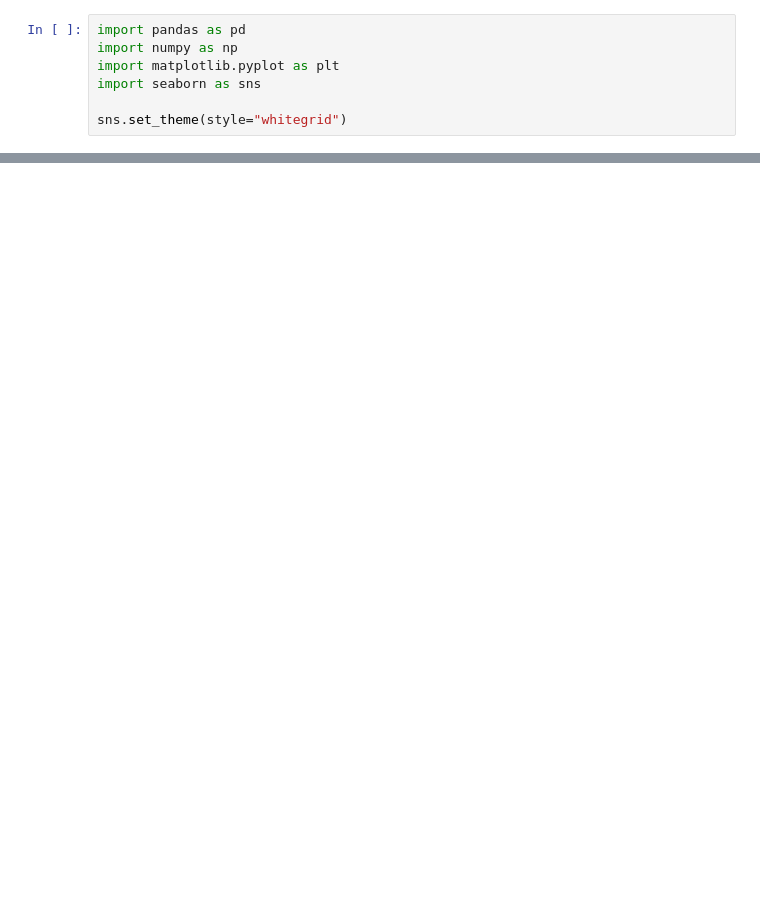
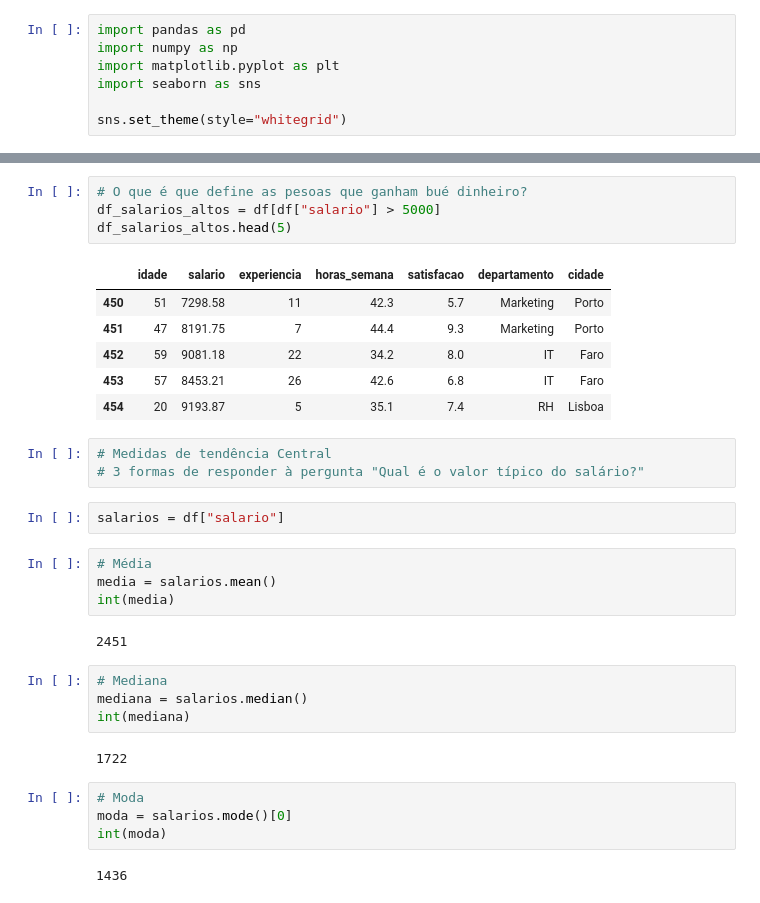
Before and after one commit to professordiogodev/cinel-llm-274, a Jupyter notebook: sessão-7/estatistica.ipynb, the cells around one changed output, grey strips where cells are left out. Drawn from its saved outputs; the diff is of its cells as text; blank space fills up the shorter version.

```diff
--- a/sessão-7/estatistica.ipynb
+++ b/sessão-7/estatistica.ipynb
@@ -37,0 +54,34 @@ Shape: (500, 7)
+# %%
+# O que é que define as pesoas que ganham bué dinheiro?
+df_salarios_altos = df[df["salario"] > 5000]
+df_salarios_altos.head(5)
+# %% [output]
+|  | idade | salario | experiencia | horas_semana | satisfacao | departamento | cidade |
+| 450 | 51 | 7298.58 | 11 | 42.3 | 5.7 | Marketing | Porto |
+| 451 | 47 | 8191.75 | 7 | 44.4 | 9.3 | Marketing | Porto |
+| 452 | 59 | 9081.18 | 22 | 34.2 | 8.0 | IT | Faro |
+| 453 | 57 | 8453.21 | 26 | 42.6 | 6.8 | IT | Faro |
+| 454 | 20 | 9193.87 | 5 | 35.1 | 7.4 | RH | Lisboa |
+# %%
+# Medidas de tendência Central
+# 3 formas de responder à pergunta "Qual é o valor típico do salário?"
+# %%
+salarios = df["salario"]
+# %%
+# Média
+media = salarios.mean()
+int(media)
+# %% [output]
+2451
+# %%
+# Mediana
+mediana = salarios.median()
+int(mediana)
+# %% [output]
+1722
+# %%
+# Moda
+moda = salarios.mode()[0]
+int(moda)
+# %% [output]
+1436
```
Also changed, not shown: parts of 10 cells of this notebook.
